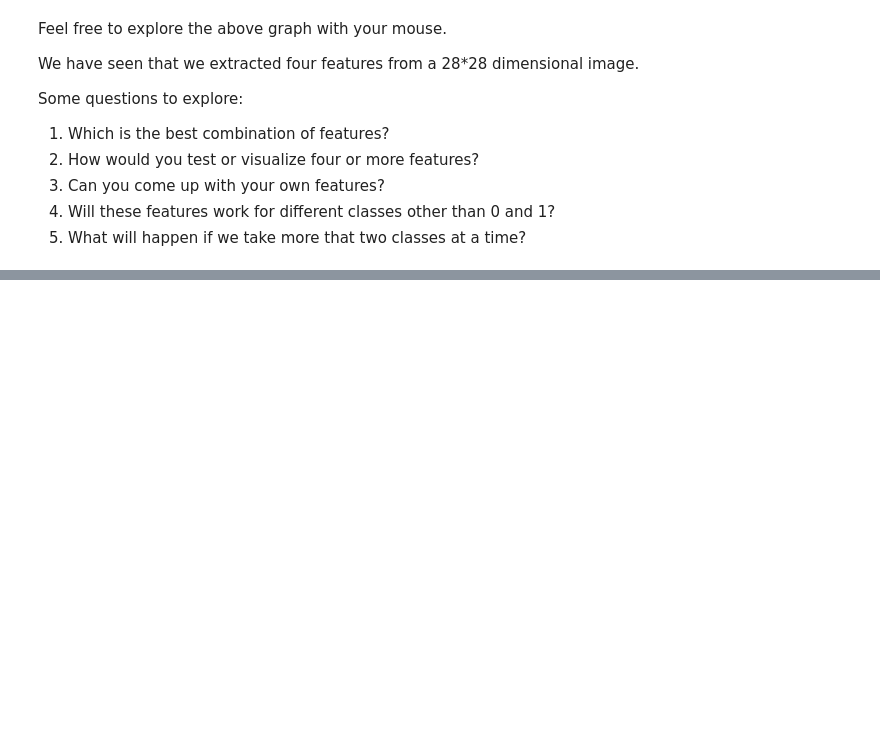
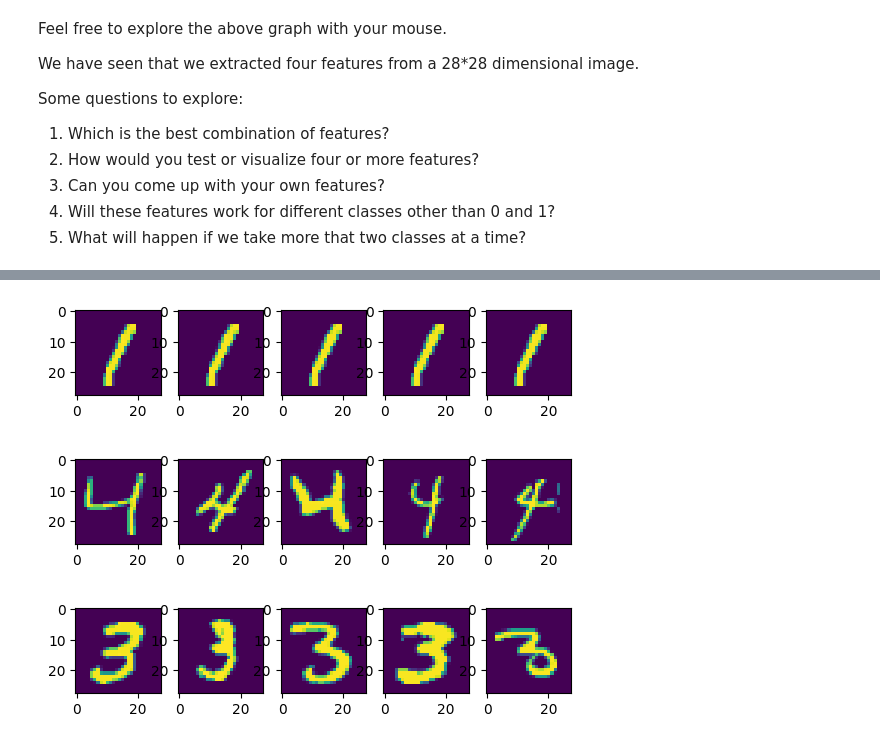
Before and after one commit to S-Muaz/AIML-IIITH, a Jupyter notebook: AIML_Module_1_Lab_1_Extracting_features_from_data_.ipynb, the cells around one changed output, grey strips where cells are left out. Drawn from its saved outputs; the diff is of its cells as text; code cells hidden in the pictures; blank space fills up the shorter version.

```diff
--- a/AIML_Module_1_Lab_1_Extracting_features_from_data_.ipynb
+++ b/AIML_Module_1_Lab_1_Extracting_features_from_data_.ipynb
@@ -528,0 +536,4 @@ Some questions to explore:
+# %%
+from keras.datasets import mnist
+
+(train_x, train_y), (test_x, test_y) = mnist.load_data()
@@ -528,0 +543,21 @@ Some questions to explore:
+# %%
+no1 = train_x[train_y == 1, :, :]
+no4 = train_x[train_y == 4, :, :]
+no3 = train_x[train_y == 3, :, :]
+# %%
+for ii in range(5):
+  plt.subplot(1,5,ii+1)
+  plt.imshow(no1[11,:,:])
+plt.show()
+for ii in range(5):
+  plt.subplot(1,5,ii+1)
+  plt.imshow(no4[ii,:,:])
+plt.show()
+for ii in range(5):
+  plt.subplot(1,5,ii+1)
+  plt.imshow(no3[ii,:,:])
+plt.show()
+# %% [output]
+[figure, added]
+[figure, added]
+[figure, added]
```
Also changed, not shown: parts of 17 cells of this notebook.
